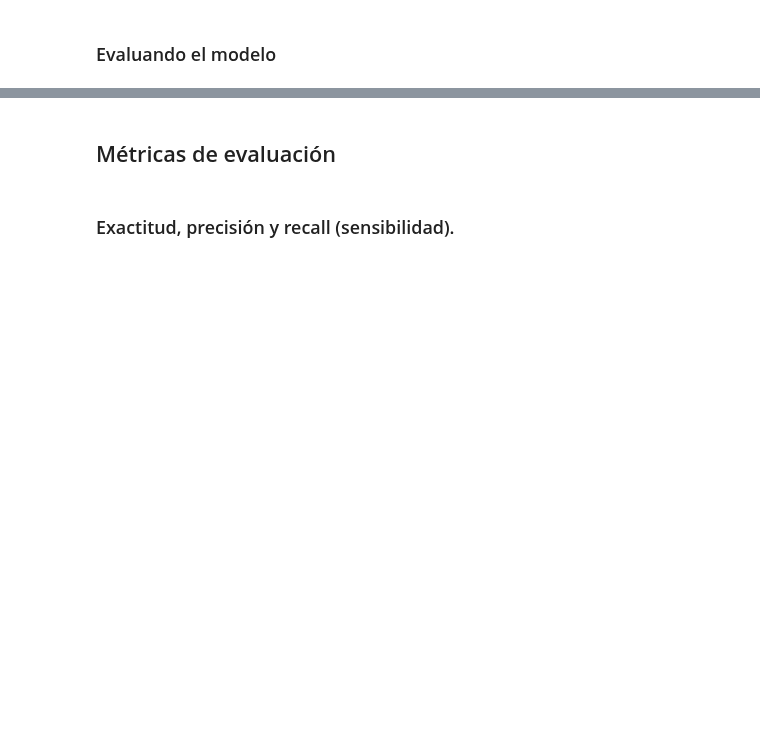
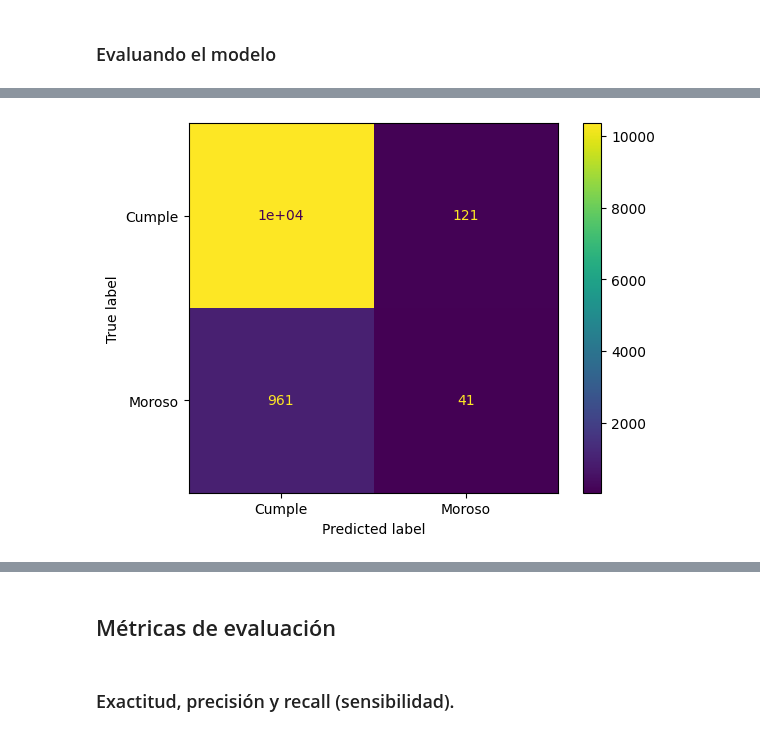
Before and after one commit to Nataliahfk/estadistica_python, a Jupyter notebook: clasificacion_validacion_y_metricas.ipynb, the cells around one changed output, grey strips where cells are left out. Saved outputs shown, nothing was run; the diff lists cells and outputs as text; code cells hidden in the pictures; blank space fills up the shorter version.

```diff
--- a/clasificacion_validacion_y_metricas.ipynb
+++ b/clasificacion_validacion_y_metricas.ipynb
@@ -34,0 +112,7 @@ Con el objetivo de verificar la capacidad de generalización de un modelo, debem
+# %%
+visualizacion = ConfusionMatrixDisplay(confusion_matrix = matriz_confusion, display_labels=['Cumple', 'Moroso'])
+visualizacion.plot();
+
+#predicción
+# %% [output]
+[figure, added]
```
Also changed, not shown: parts of 25 cells of this notebook.
